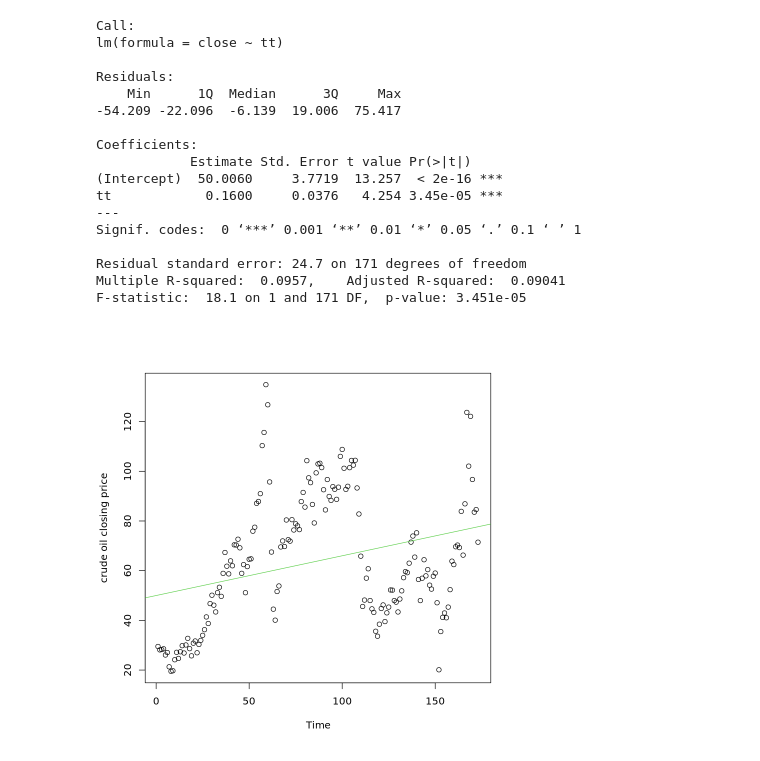
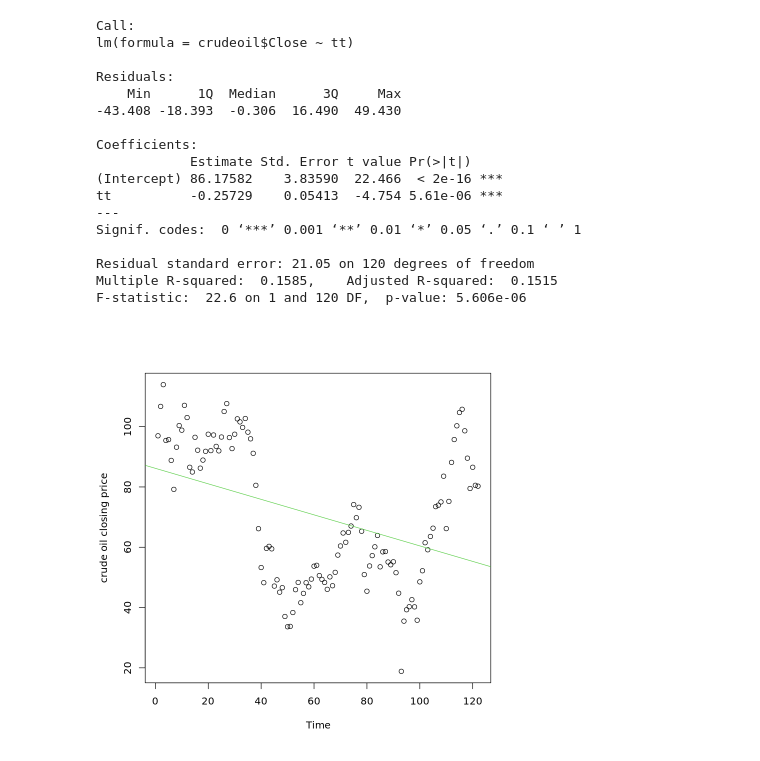
Before and after one commit to W-Mrt/Time-series-analysis-for-finance, a Jupyter notebook: S&P500.ipynb, the cells around one changed output. Drawn from its saved outputs; the diff is of its cells as text; code cells hidden in the pictures.

```diff
--- a/S&P500.ipynb
+++ b/S&P500.ipynb
@@ -47,5 +49,5 @@ write.csv(master_df,"stockprices.csv", row.names = TRUE)
 # %%
-crudeoil<- read.csv("stockprices.csv")
-crudeoil<- na.omit(crudeoil)
+crudeoil <- read.csv("crudeoilstats.csv")
+crudeoil <- na.omit(crudeoil)
 str(crudeoil)
 # %% [output]
@@ -64,9 +64,3 @@ str(crudeoil)
-# %%
-crudeoil<- crudeoil %>% filter(row_number() %% 2 != 0)
-crudeoil<- crudeoil %>% filter(row_number() %% 2 != 0)
-crudeoil<- crudeoil %>% filter(row_number() %% 2 != 0)
-crudeoil<- crudeoil %>% filter(row_number() %% 2 != 0)
-crudeoil<- crudeoil %>% filter(row_number() %% 2 != 0)
 # %%
 crudeoil
 # %% [output]
@@ -102,31 +112,31 @@ acf(close)
 # %%
 #fit linear regression
-tt<- 1:NROW(crudeoil) #create time variable
-fit1<- lm(close~ tt)
+tt<- 1:NROW(crudeoil$Close) #create time variable
+fit1<- lm(crudeoil$Close~ tt)
 summary(fit1)
 
 ##plot the model
-plot(tt, close, xlab="Time", ylab="crude oil closing price")
+plot(tt, crudeoil$Close, xlab="Time", ylab="crude oil closing price")
 abline(fit1, col=3)
 # %% [output]
 Call:
-lm(formula = close ~ tt)
+lm(formula = crudeoil$Close ~ tt)
 
 Residuals:
     Min      1Q  Median      3Q     Max
--54.209 -22.096  -6.139  19.006  75.417
+-43.408 -18.393  -0.306  16.490  49.430
 
 Coefficients:
             Estimate Std. Error t value Pr(>|t|)
-(Intercept)  50.0060     3.7719  13.257  < 2e-16 ***
-tt            0.1600     0.0376   4.254 3.45e-05 ***
+(Intercept) 86.17582    3.83590  22.466  < 2e-16 ***
+tt          -0.25729    0.05413  -4.754 5.61e-06 ***
 ---
 Signif. codes:  0 ‘***’ 0.001 ‘**’ 0.01 ‘*’ 0.05 ‘.’ 0.1 ‘ ’ 1
 
-Residual standard error: 24.7 on 171 degrees of freedom
-Multiple R-squared:  0.0957,    Adjusted R-squared:  0.09041
-F-statistic:  18.1 on 1 and 171 DF,  p-value: 3.451e-05
+Residual standard error: 21.05 on 120 degrees of freedom
+Multiple R-squared:  0.1585,    Adjusted R-squared:  0.1515
+F-statistic:  22.6 on 1 and 120 DF,  p-value: 5.606e-06
-[figure, old version]
+[figure, new version]
 # %%
 ##check the residuals? are they autocorrelated? Test of DW
 dwtest(fit1)
```
Also changed, not shown: parts of 67 cells of this notebook.
